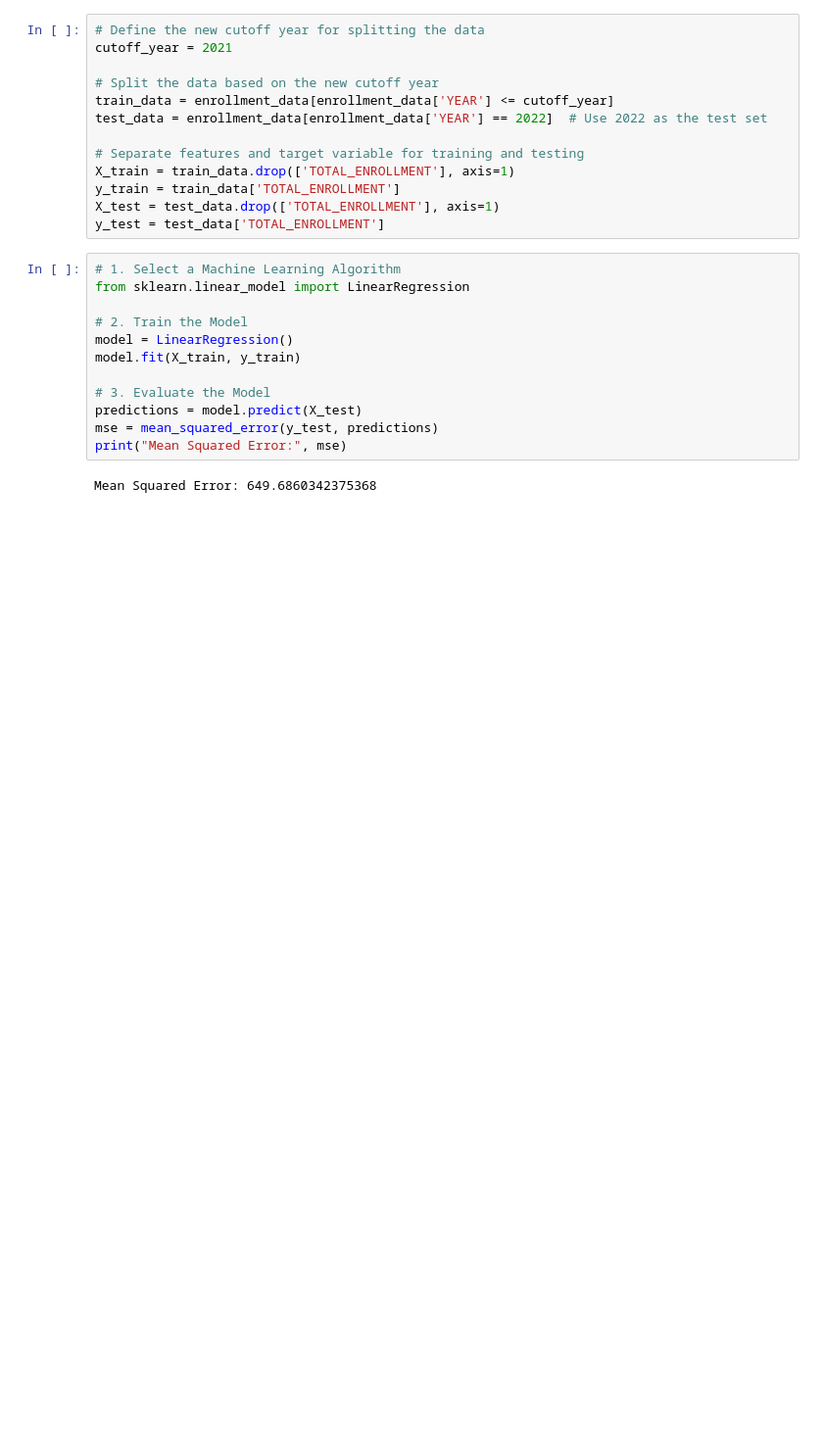
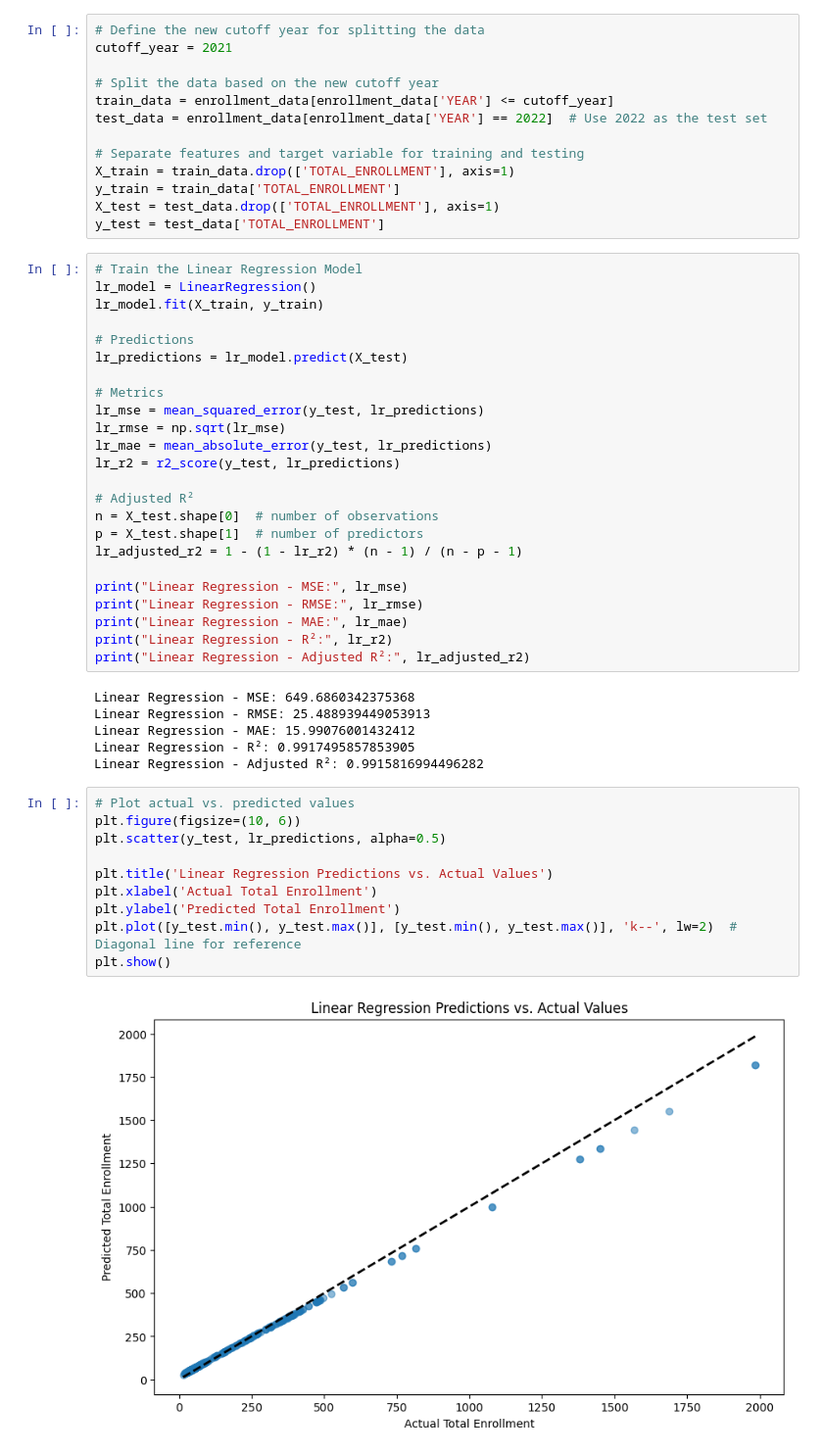
Before and after one commit to Kleach112/ML_Enrollment_Projections, a Jupyter notebook: notebooks/Enrollment_Projections_ML.ipynb, the cells around one changed output. Shown at 98% size. Cells and saved outputs as stored; diff of their text form; blank space fills up the shorter version.

```diff
--- a/notebooks/Enrollment_Projections_ML.ipynb
+++ b/notebooks/Enrollment_Projections_ML.ipynb
@@ -123,16 +135,44 @@ y_train = train_data['TOTAL_ENROLLMENT']
 X_test = test_data.drop(['TOTAL_ENROLLMENT'], axis=1)
 y_test = test_data['TOTAL_ENROLLMENT']
 # %%
-# 1. Select a Machine Learning Algorithm
-from sklearn.linear_model import LinearRegression
+# Train the Linear Regression Model
+lr_model = LinearRegression()
+lr_model.fit(X_train, y_train)
 
-# 2. Train the Model
-model = LinearRegression()
-model.fit(X_train, y_train)
+# Predictions
+lr_predictions = lr_model.predict(X_test)
 
-# 3. Evaluate the Model
-predictions = model.predict(X_test)
-mse = mean_squared_error(y_test, predictions)
-print("Mean Squared Error:", mse)
+# Metrics
+lr_mse = mean_squared_error(y_test, lr_predictions)
+lr_rmse = np.sqrt(lr_mse)
+lr_mae = mean_absolute_error(y_test, lr_predictions)
+lr_r2 = r2_score(y_test, lr_predictions)
+
+# Adjusted R²
+n = X_test.shape[0]  # number of observations
+p = X_test.shape[1]  # number of predictors
+lr_adjusted_r2 = 1 - (1 - lr_r2) * (n - 1) / (n - p - 1)
+
+print("Linear Regression - MSE:", lr_mse)
+print("Linear Regression - RMSE:", lr_rmse)
+print("Linear Regression - MAE:", lr_mae)
+print("Linear Regression - R²:", lr_r2)
+print("Linear Regression - Adjusted R²:", lr_adjusted_r2)
 # %% [output]
-Mean Squared Error: 649.6860342375368
+Linear Regression - MSE: 649.6860342375368
+Linear Regression - RMSE: 25.488939449053913
+Linear Regression - MAE: 15.99076001432412
+Linear Regression - R²: 0.9917495857853905
+Linear Regression - Adjusted R²: 0.9915816994496282
+# %%
+# Plot actual vs. predicted values
+plt.figure(figsize=(10, 6))
+plt.scatter(y_test, lr_predictions, alpha=0.5)
+
+plt.title('Linear Regression Predictions vs. Actual Values')
+plt.xlabel('Actual Total Enrollment')
+plt.ylabel('Predicted Total Enrollment')
+plt.plot([y_test.min(), y_test.max()], [y_test.min(), y_test.max()], 'k--', lw=2)  # Diagonal line for reference
+plt.show()
+# %% [output]
+[figure, added]
```
Also changed, not shown: parts of 12 cells of this notebook, 11 other files.
